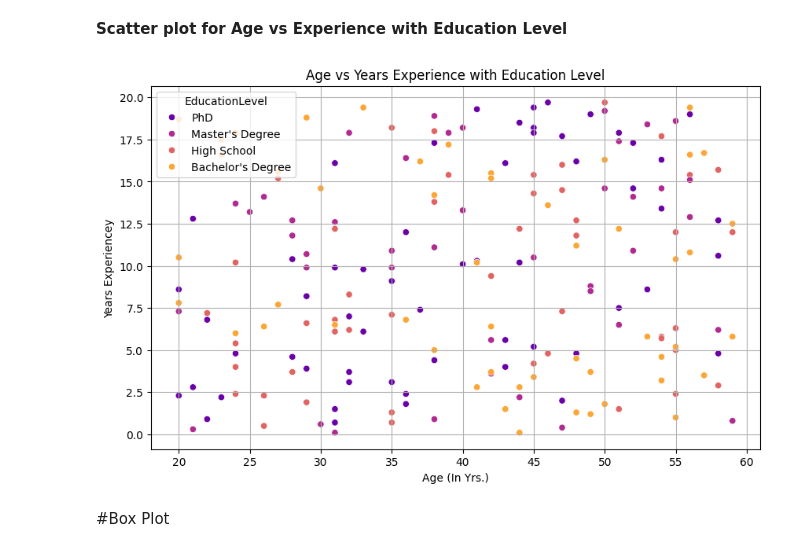
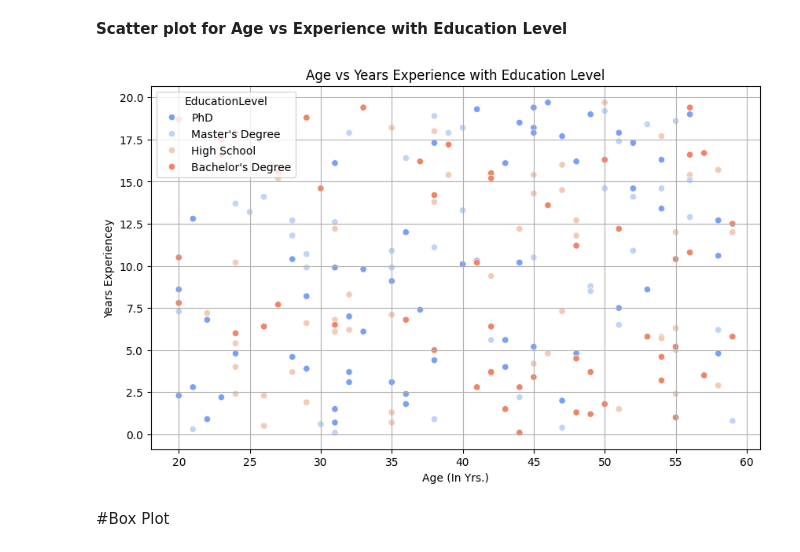
Before and after one commit to rn-byte/Salary_prediction, a Jupyter notebook: Expo_project.ipynb, the cells around one changed output. Cells and saved outputs as stored; diff of their text form; code cells hidden in the pictures.

```diff
--- a/Expo_project.ipynb
+++ b/Expo_project.ipynb
@@ -483,15 +445,15 @@ plt.show()
 # %%
 #Scatter plot for Age vs Experience with Education Level
 plt.figure(figsize=(10, 6))
-sns.scatterplot(data=df, x='Age', y='YearsExperience', hue='EducationLevel', palette='plasma')
+sns.scatterplot(data=df, x='Age', y='YearsExperience', hue='EducationLevel', palette='coolwarm')
 ax.set_title('Age vs Years Experience with Education Level')
 plt.title('Age vs Years Experience with Education Level')
 plt.xlabel('Age (In Yrs.)')
 plt.ylabel('Years Experiencey')
 plt.grid(True)
 plt.show()
 # %% [output]
-[figure, old version]
+[figure, new version]
 # %% [markdown]
 #Box Plot
 # %% [markdown]
```
Also changed, not shown: parts of 4 cells of this notebook.
